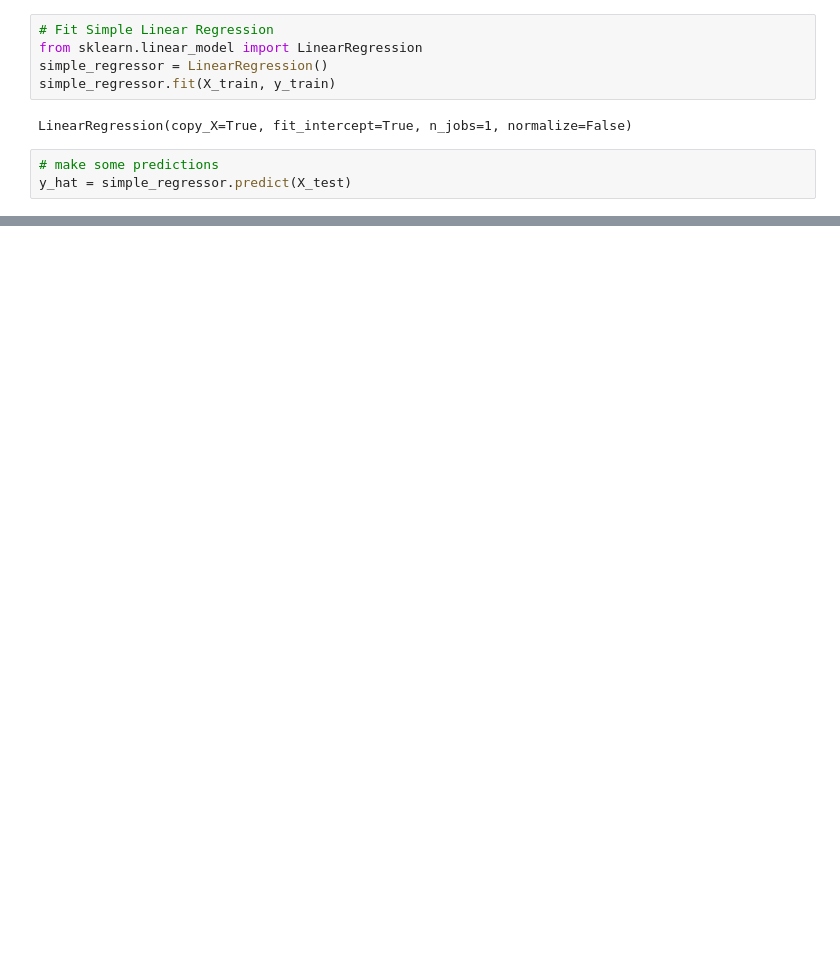
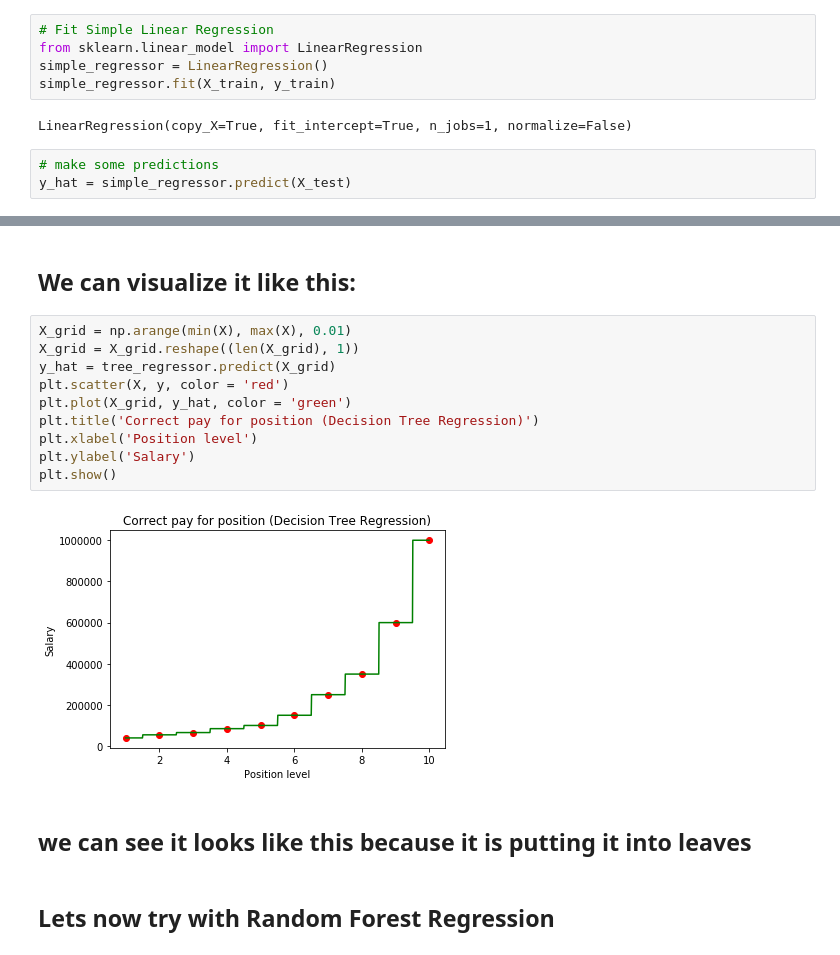
Before and after one commit to kevkid/eduexplora_intro_ML, a Jupyter notebook: lecture_3/Lecture_3.ipynb, the cells around one changed output, grey strips where cells are left out. Cells and saved outputs as stored; diff of their text form; blank space fills up the shorter version.

```diff
--- a/lecture_3/Lecture_3.ipynb
+++ b/lecture_3/Lecture_3.ipynb
@@ -41,0 +166,18 @@ array([263496.97439589])
+# %% [markdown]
+## We can visualize it like this:
+# %%
+X_grid = np.arange(min(X), max(X), 0.01)
+X_grid = X_grid.reshape((len(X_grid), 1))
+y_hat = tree_regressor.predict(X_grid)
+plt.scatter(X, y, color = 'red')
+plt.plot(X_grid, y_hat, color = 'green')
+plt.title('Correct pay for position (Decision Tree Regression)')
+plt.xlabel('Position level')
+plt.ylabel('Salary')
+plt.show()
+# %% [output]
+[figure, added]
+# %% [markdown]
+## we can see it looks like this because it is putting it into leaves
+# %% [markdown]
+## Lets now try with Random Forest Regression
```
Also changed, not shown: parts of 37 cells of this notebook, 1 other file.
